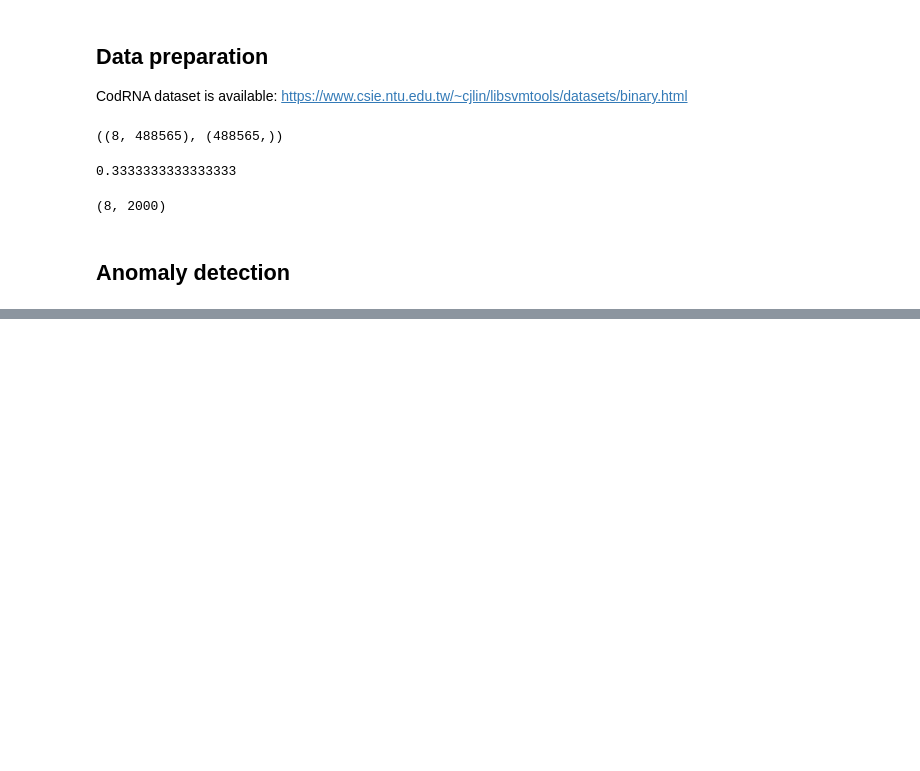
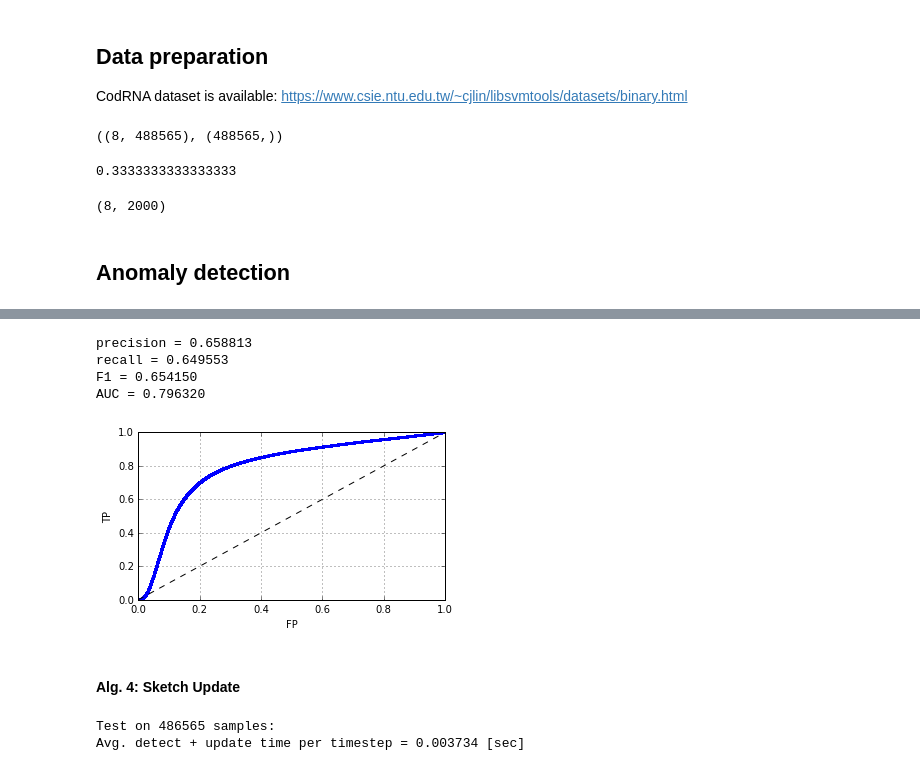
Before and after one commit to takuti/stream-anomaly-detect, a Jupyter notebook: sample-cod-rna.ipynb, the cells around one changed output, grey strips where cells are left out. Cells and saved outputs as stored; diff of their text form; code cells hidden in the pictures; blank space fills up the shorter version.

```diff
--- a/sample-cod-rna.ipynb
+++ b/sample-cod-rna.ipynb
@@ -124,0 +180,15 @@ fig.patch.set_alpha(0.0)
+# %%
+show_result(rand_res[0], rand_res[1], rand_res[2])
+# %% [output]
+precision = 0.658813
+recall = 0.649553
+F1 = 0.654150
+AUC = 0.796320
+[figure, added]
+# %% [markdown]
+#### Alg. 4: Sketch Update
+# %%
+sketch_res = experiment_p(SketchUpdate)
+# %% [output]
+Test on 486565 samples:
+Avg. detect + update time per timestep = 0.003734 [sec]
```
Also changed, not shown: parts of 17 cells of this notebook.
